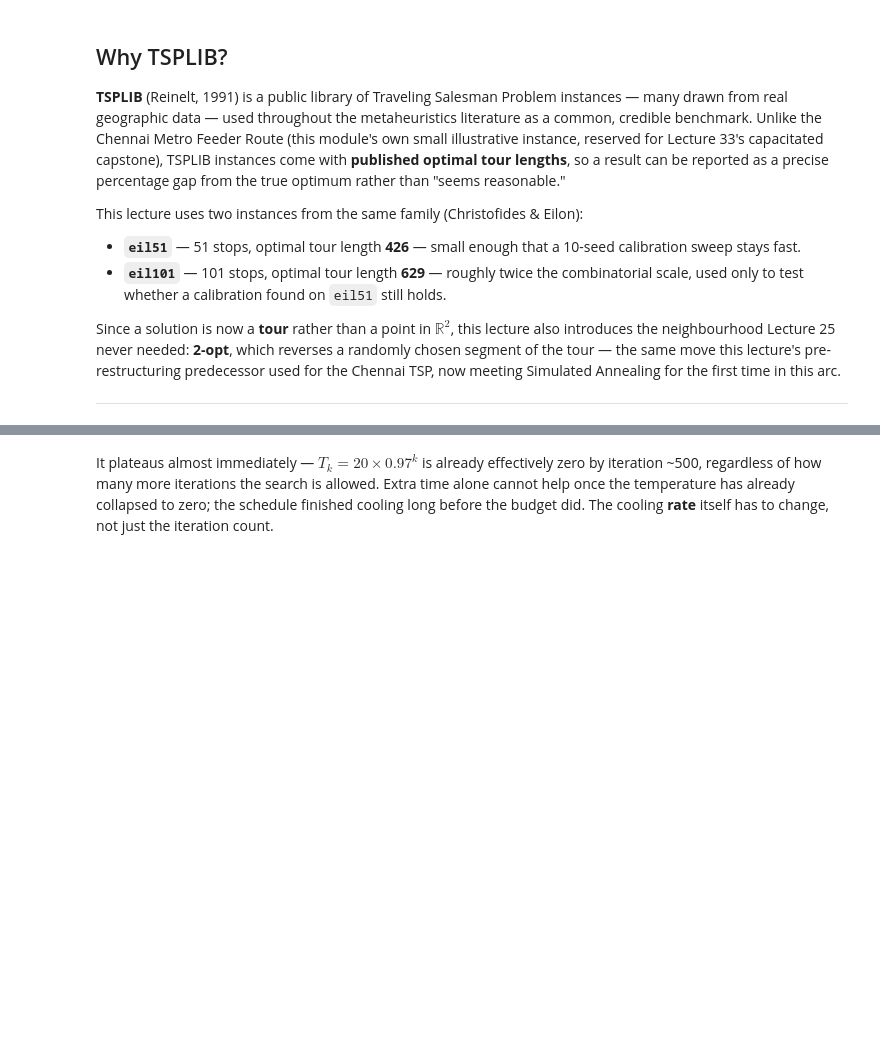
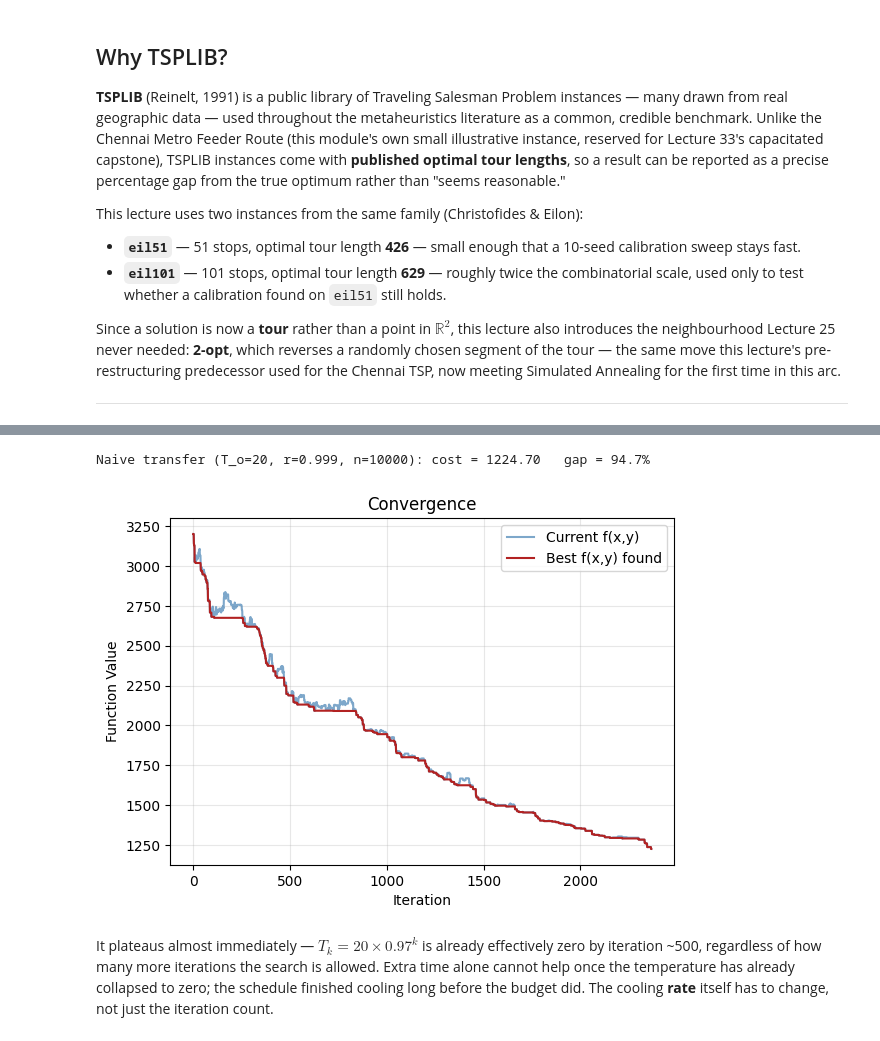
Before and after one commit to anmpahwa/CV5972, a Jupyter notebook: book/content/lecture_26.ipynb, the cells around one changed output, grey strips where cells are left out. Cells and saved outputs as stored; diff of their text form; code cells hidden in the pictures; blank space fills up the shorter version.

```diff
--- a/book/content/lecture_26.ipynb
+++ b/book/content/lecture_26.ipynb
@@ -199,3 +204,23 @@ r=0.97, n=10000  -> cost = 1093.19   gap = 73.8%   (stopped after 2069 iteration
+# %%
+random.seed(5972)
+s_o = tuple(random.sample(customers, len(customers)))
+s_b, F_c, F_b = sa(s_o, f, N, T_o=20, r=0.999, n=10000, t=1e-9)
+z = f(s_b)
+print(f"Naive transfer (T_o=20, r=0.999, n=10000): cost = {z:.2f}   "
+      f"gap = {(z - optimal) / optimal * 100:.1f}%")
+
+fig, ax = plt.subplots(figsize=(6.5, 4.5))
+ax.plot(F_c, color="steelblue", linewidth=1.5, alpha=0.7, label="Current f(x,y)")
+ax.plot(F_b, color="firebrick", linewidth=1.5, label="Best f(x,y) found")
+ax.set_xlabel("Iteration")
+ax.set_ylabel("Function Value")
+ax.set_title("Convergence")
+ax.grid(alpha=0.3)
+ax.legend()
+plt.show()
+# %% [output]
+Naive transfer (T_o=20, r=0.999, n=10000): cost = 1224.70   gap = 94.7%
+[figure, added]
 # %% [markdown]
 It plateaus almost immediately — $T_k = 20 \times 0.97^k$ is already effectively zero by iteration ~500, regardless of how many more iterations the search is allowed. Extra time alone cannot help once the temperature has already collapsed to zero; the schedule finished cooling long before the budget did. The cooling **rate** itself has to change, not just the iteration count.
 # %%
```
Also changed, not shown: parts of 15 cells of this notebook.
